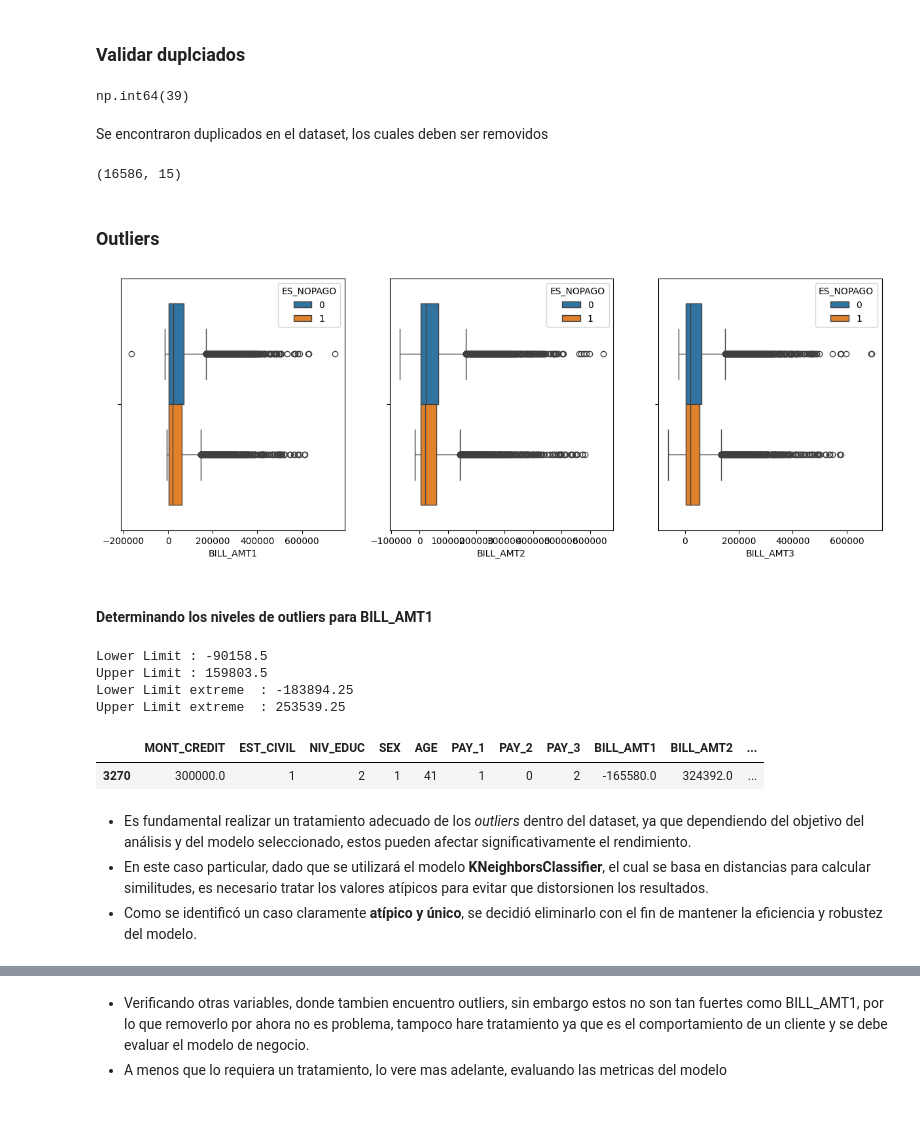
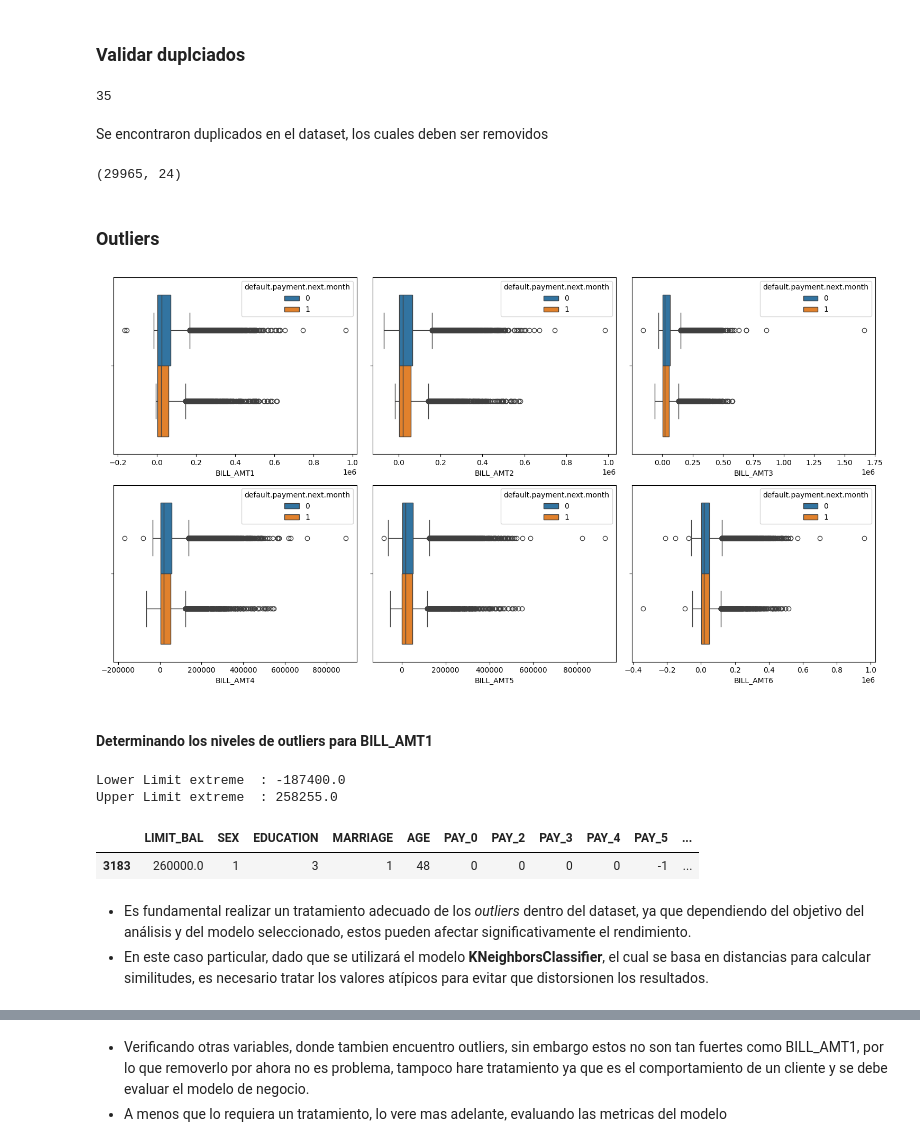
Before and after one commit to marcelo-prado97/TFM-No-Pago-TC, a Jupyter notebook: notebooks/no_pago_tc.ipynb, the cells around one changed output, grey strips where cells are left out. Saved outputs shown, nothing was run; the diff lists cells and outputs as text; code cells hidden in the pictures; blank space fills up the shorter version.

```diff
--- a/notebooks/no_pago_tc.ipynb
+++ b/notebooks/no_pago_tc.ipynb
@@ -42,4 +82,4 @@ La variable **`ES_NOPAGO`** indica el comportamiento de pago del cliente:
 # %%
-df_tc = pd.read_excel('Data_TC.xlsx')
+df_tc = pd.read_csv('../data/raw/UCI_Credit_Card.csv')
 df_tc.head()
 # %% [output]
@@ -112,7 +152,7 @@ No se encontraron NULOS en el dataset
 # %%
 df_prep.duplicated().sum()
 # %% [output]
-np.int64(39)
+35
 # %% [markdown]
 Se encontraron duplicados en el dataset, los cuales deben ser removidos
 # %%
@@ -121,60 +161,78 @@ df_prep = df_prep.drop_duplicates()
 ## ==> Tamaño
 df_prep.shape
 # %% [output]
-(16586, 15)
+(29965, 24)
 # %% [markdown]
 ### Outliers
 # %%
-fig,ax = plt.subplots(1,3,figsize=(15,5))
+fig, ax = plt.subplots(2, 3, figsize=(15,8))
 
 sns.boxplot(
-    data = df_prep,
-    x = 'BILL_AMT1',
-    hue= 'ES_NOPAGO',
-    ax = ax[0]
+    data=df_prep,
+    x='BILL_AMT1',
+    hue='default.payment.next.month',
+    ax=ax[0, 0]
 )
 sns.boxplot(
-    data = df_prep,
-    x = 'BILL_AMT2',
-    hue= 'ES_NOPAGO',
-    ax = ax[1]
+    data=df_prep,
+    x='BILL_AMT2',
+    hue='default.payment.next.month',
+    ax=ax[0, 1]
 )
 sns.boxplot(
-    data = df_prep,
-    x = 'BILL_AMT3',
-    hue= 'ES_NOPAGO',
-    ax = ax[2]
+    data=df_prep,
+    x='BILL_AMT3',
+    hue='default.payment.next.month',
+    ax=ax[0, 2]
 )
+
+sns.boxplot(
+    data=df_prep,
+    x='BILL_AMT4',
+    hue='default.payment.next.month',
+    ax=ax[1, 0]
+)
+sns.boxplot(
+    data=df_prep,
+    x='BILL_AMT5',
+    hue='default.payment.next.month',
+    ax=ax[1, 1]
+)
+sns.boxplot(
+    data=df_prep,
+    x='BILL_AMT6',
+    hue='default.payment.next.month',
+    ax=ax[1, 2]
+)
+
+plt.tight_layout()
 plt.show()
 # %% [output]
-[figure, old version]
+[figure, new version]
 # %% [markdown]
 #### Determinando los niveles de outliers para BILL_AMT1
 # %%
 Q1 = df_prep['BILL_AMT1'].quantile(0.25)
 Q3 = df_prep['BILL_AMT1'].quantile(0.75)
 IQR = Q3 - Q1
-lower_bound = Q1 - 1.5 * IQR
-upper_bound = Q3 + 1.5 * IQR
+#lower_bound = Q1 - 1.5 * IQR
+#upper_bound = Q3 + 1.5 * IQR
 lower_bound_e = Q1 - 3 * IQR
 upper_bound_e = Q3 + 3 * IQR
 
 
-print(f'Lower Limit : {lower_bound}')
-print(f'Upper Limit : {upper_bound}')
+#print(f'Lower Limit : {lower_bound}')
+#print(f'Upper Limit : {upper_bound}')
 print(f'Lower Limit extreme  : {lower_bound_e}')
 print(f'Upper Limit extreme  : {upper_bound_e}')
 # %% [output]
-Lower Limit : -90158.5
-Upper Limit : 159803.5
-Lower Limit extreme  : -183894.25
-Upper Limit extreme  : 253539.25
+Lower Limit extreme  : -187400.0
+Upper Limit extreme  : 258255.0
 # %%
-df_prep[df_prep['BILL_AMT1'] <= -159521.0]
+df_prep[df_prep['BILL_AMT4'] <= -159521.0]
 # %% [output]
-|  | MONT_CREDIT | EST_CIVIL | NIV_EDUC | SEX | AGE | PAY_1 | PAY_2 | PAY_3 | BILL_AMT1 | BILL_AMT2 | ... |
-| 3270 | 300000.0 | 1 | 2 | 1 | 41 | 1 | 0 | 2 | -165580.0 | 324392.0 | ... |
+|  | LIMIT_BAL | SEX | EDUCATION | MARRIAGE | AGE | PAY_0 | PAY_2 | PAY_3 | PAY_4 | PAY_5 | ... |
+| 3183 | 260000.0 | 1 | 3 | 1 | 48 | 0 | 0 | 0 | 0 | -1 | ... |
 # %% [markdown]
 - Es fundamental realizar un tratamiento adecuado de los *outliers* dentro del dataset, ya que dependiendo del objetivo del análisis y del modelo seleccionado, estos pueden afectar significativamente el rendimiento.
 - En este caso particular, dado que se utilizará el modelo **KNeighborsClassifier**, el cual se basa en distancias para calcular similitudes, es necesario tratar los valores atípicos para evitar que distorsionen los resultados.
-- Como se identificó un caso claramente **atípico y único**, se decidió eliminarlo con el fin de mantener la eficiencia y robustez del modelo.
```
Also changed, not shown: parts of 175 cells of this notebook, 13 other files.
